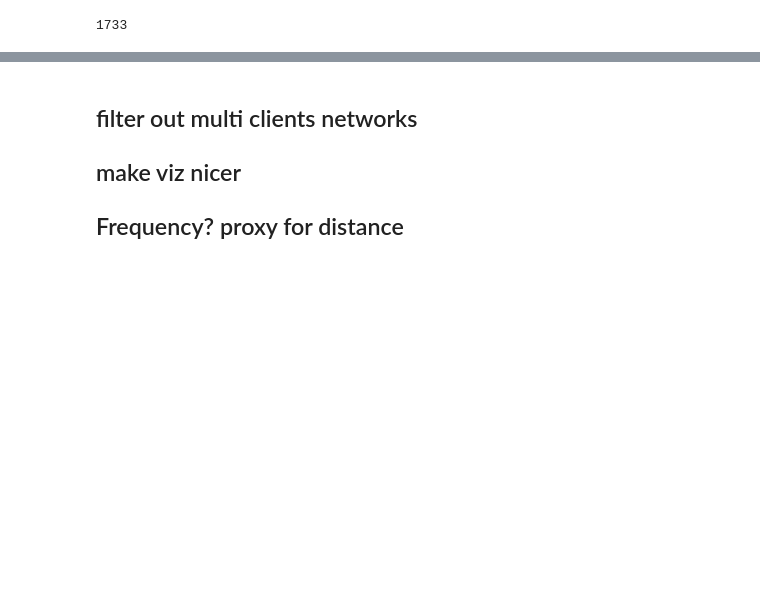
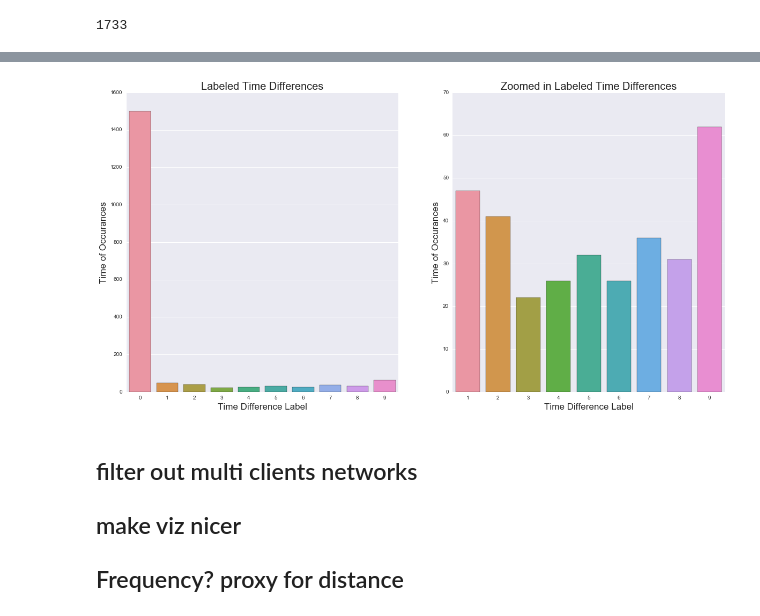
Before and after one commit to clairehxq/Urban_Sensing_PiParkFi, a Jupyter notebook: clients.ipynb, the cells around one changed output, grey strips where cells are left out. Saved outputs shown, nothing was run; the diff lists cells and outputs as text; code cells hidden in the pictures; blank space fills up the shorter version.

```diff
--- a/clients.ipynb
+++ b/clients.ipynb
@@ -248,3 +218,26 @@ plt.xticks([])
+# %%
+# Categorize time difference into 10 bins
+
+labeled =x pd.cut(df_test.time_diff.apply(lambda x: x.total_seconds()), 10, labels = range(10))
+df_test['time_label'] = labeled
+# %%
+plt.figure(figsize = (20,10))
+
+plt.subplot(121)
+sns.barplot(range(10),df_test.groupby('time_label').size())
+plt.title('Labeled Time Differences', fontsize = 20)
+plt.xlabel('Time Difference Label', fontsize = 17)
+plt.ylabel('Time of Occurances', fontsize = 17)
+
+plt.subplot(122)
+sns.barplot(range(1,10),df_test.groupby('time_label').size()[1:])
+plt.title('Zoomed in Labeled Time Differences', fontsize = 20)
+plt.xlabel('Time Difference Label', fontsize = 17)
+plt.ylabel('Time of Occurances', fontsize = 17)
+
+plt.savefig('./visuals/labeled_time_diff.png', fontsize = 20)
+# %% [output]
+[figure, added]
 # %% [markdown]
 ## filter out multi clients networks
 ## make viz nicer
```
Also changed, not shown: parts of 28 cells of this notebook, 7 other files.
